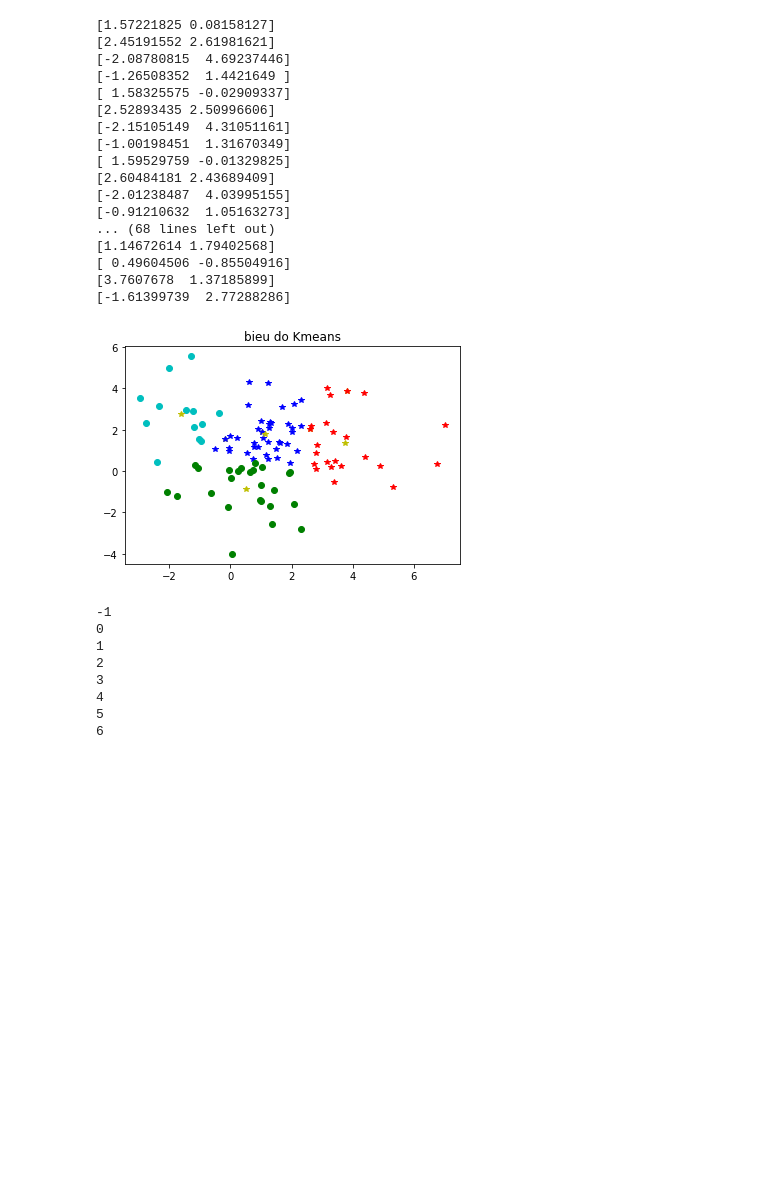
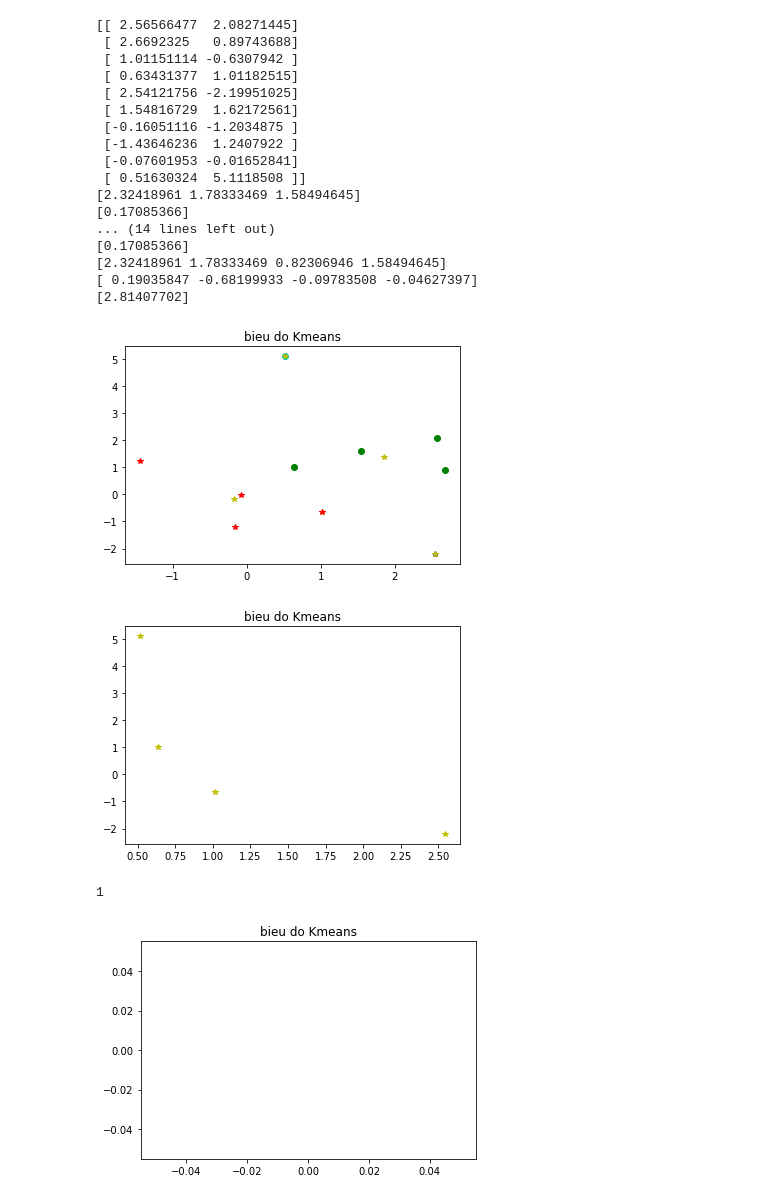
Before and after one commit to nnh92/Kmeans-Clustering, a Jupyter notebook: Trial.ipynb, the cells around one changed output. Cells and saved outputs as stored; diff of their text form; code cells hidden in the pictures; blank space fills up the shorter version.

```diff
--- a/Trial.ipynb
+++ b/Trial.ipynb
@@ -6,7 +6,7 @@ import numpy as np
 import pandas as pd
 import matplotlib.pyplot as plt
 from scipy.spatial.distance import cdist
-N = 100
+N = 10
 A = np.random.multivariate_normal([1,1],[[3,0],[0,3]],N)
 
 original_label = np.asarray([0]*len(A[:,0]))
@@ -53,7 +53,7 @@ def kmeans_assign_centers(X, centers):
 
 #print(kmeans_assign_centers(X, TR))
 #print(len(kmeans_assign_centers(X,TR)))
-#print(X)
+print(X)
 
 def kmeans_update_centers(X, label, K):
   centers = np.zeros((K,X.shape[1]))
@@ -61,64 +61,61 @@ def kmeans_update_centers(X, label, K):
   for k in range(K):
     Xk = X[label==k,:]
     centers[k,:] = np.mean(Xk, axis = 0)
-    print(np.mean(Xk, axis = 0))
+    print(np.mean(Xk, axis = 1))
     #print(k)
   return centers
 
 def kmeans_converged(centers, new_centers):
   return (set([tuple(a) for a in centers]) == set([tuple(b) for b in new_centers]))
 
 #print(np.zeros(X.shape[0]))
 def kmeans(X, K):
   centers = [kmeans_int_centers(X, K)]
   labels = []
   it = 0
   while True:
     labels.append(kmeans_assign_centers(X,centers[-1]))
     new_centers = kmeans_update_centers(X, labels[-1], K)
     if kmeans_converged(centers[-1], new_centers):
       break
     centers.append(new_centers)
     it += 1
   return (centers, labels, it)
 
 kmeans(X, K)
 (centers, labels, it) = kmeans(X, K)
 
 kmeans_display(X,labels[-1])
 #print(centers[-1],it)
 kmeans_display(centers[-1], original_label_K)
 plt.show()
 
 for i in range(it+1):
-  #kmeans_display(centers[i],original_label_K)
-  i-=1
+  kmeans_display(centers[i],original_label_K)
+  plt.show()
+  kmeans_display(X, labels)
+  i+=1
   print(i)
   plt.show()
 # %% [output]
-[1.57221825 0.08158127]
-[2.45191552 2.61981621]
-[-2.08780815  4.69237446]
-[-1.26508352  1.4421649 ]
-[ 1.58325575 -0.02909337]
-[2.52893435 2.50996606]
-[-2.15105149  4.31051161]
-[-1.00198451  1.31670349]
-[ 1.59529759 -0.01329825]
-[2.60484181 2.43689409]
-[-2.01238487  4.03995155]
-[-0.91210632  1.05163273]
-... (68 lines left out)
-[1.14672614 1.79402568]
-[ 0.49604506 -0.85504916]
-[3.7607678  1.37185899]
-[-1.61399739  2.77288286]
+[[ 2.56566477  2.08271445]
+ [ 2.6692325   0.89743688]
+ [ 1.01151114 -0.6307942 ]
+ [ 0.63431377  1.01182515]
+ [ 2.54121756 -2.19951025]
+ [ 1.54816729  1.62172561]
+ [-0.16051116 -1.2034875 ]
+ [-1.43646236  1.2407922 ]
+ [-0.07601953 -0.01652841]
+ [ 0.51630324  5.1118508 ]]
+[2.32418961 1.78333469 1.58494645]
+[0.17085366]
+... (14 lines left out)
+[0.17085366]
+[2.32418961 1.78333469 0.82306946 1.58494645]
+[ 0.19035847 -0.68199933 -0.09783508 -0.04627397]
+[2.81407702]
-[figure, old version]
+[figure, new version]
+[figure, added]
--1
-0
 1
-2
-3
-4
-5
-6
+[figure, added]
```
Also changed, not shown: parts of 1 cell of this notebook.
